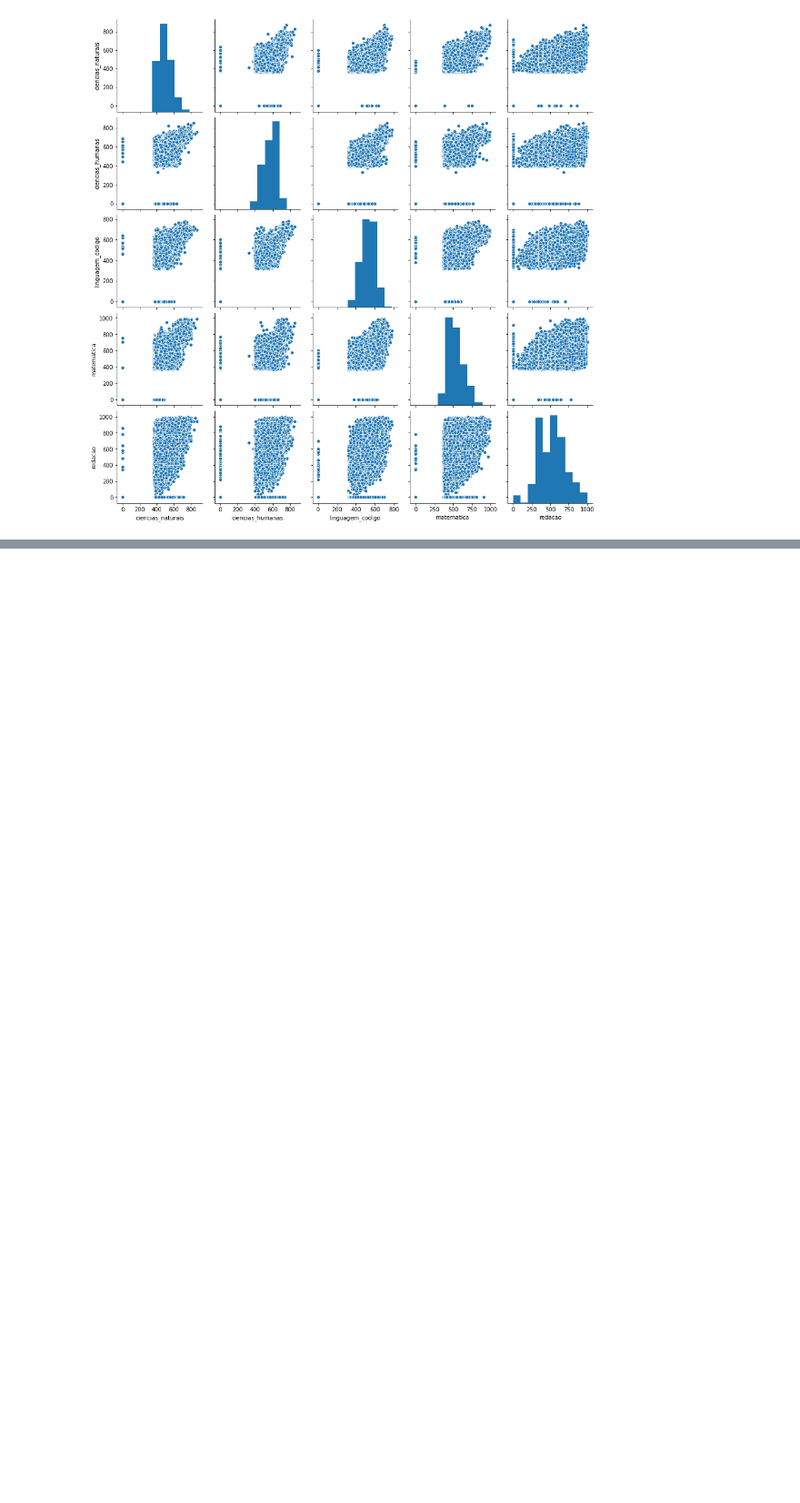
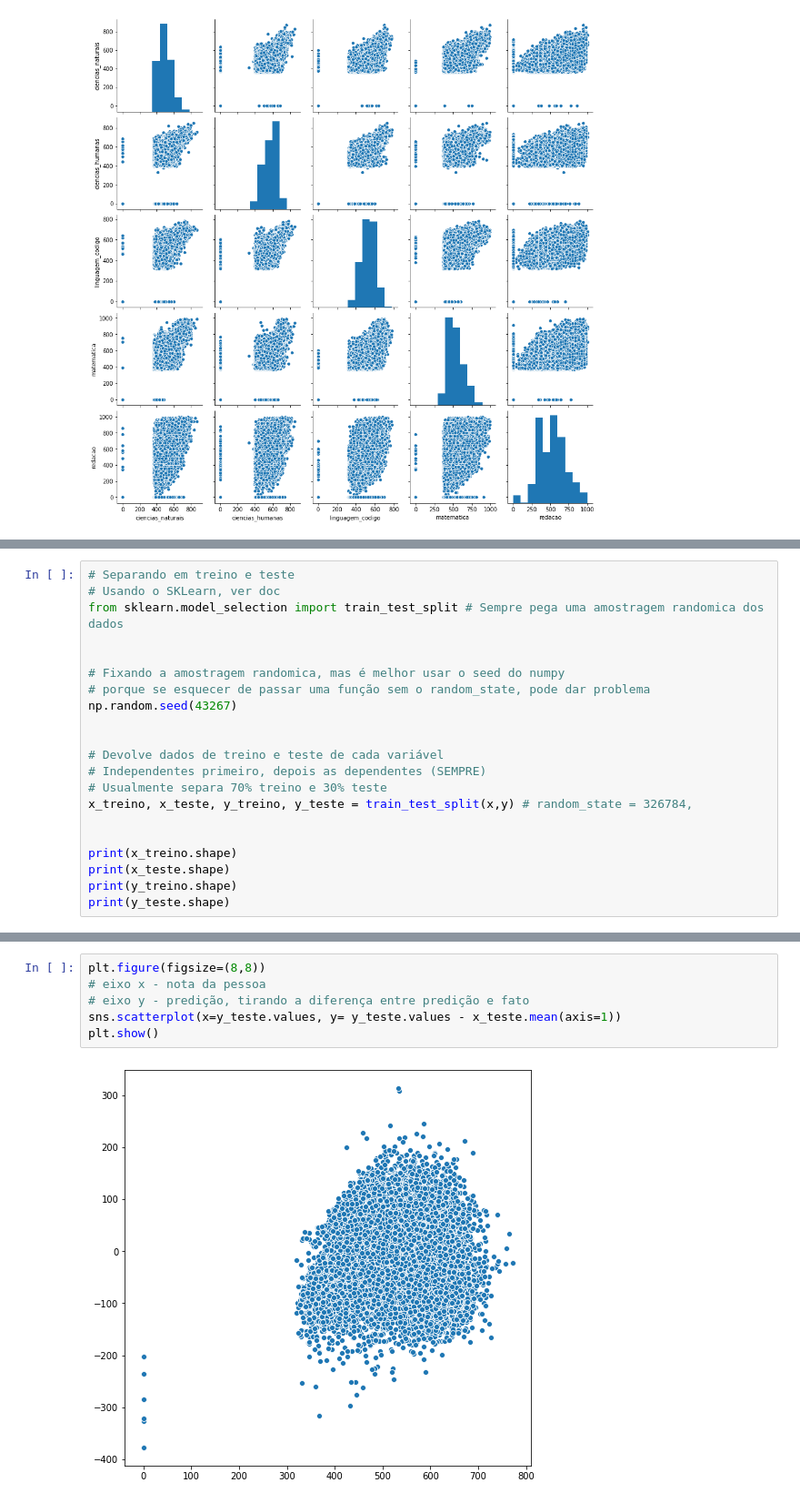
Before and after one commit to luisgustavoullmann/quarentenadados, a Jupyter notebook: QuarentenaDados - Aulas 4 e 5.ipynb, the cells around one changed output, grey strips where cells are left out. Shown at 91% size. Saved outputs shown, nothing was run; the diff lists cells and outputs as text; blank space fills up the shorter version.

```diff
--- a/QuarentenaDados - Aulas 4 e 5.ipynb
+++ b/QuarentenaDados - Aulas 4 e 5.ipynb
@@ -116,0 +154,21 @@ sns.pairplot(dados_notas)
+# %%
+# Separando em treino e teste
+# Usando o SKLearn, ver doc
+from sklearn.model_selection import train_test_split # Sempre pega uma amostragem randomica dos dados
+
+
+# Fixando a amostragem randomica, mas é melhor usar o seed do numpy
+# porque se esquecer de passar uma função sem o random_state, pode dar problema
+np.random.seed(43267)
+
+
+# Devolve dados de treino e teste de cada variável
+# Independentes primeiro, depois as dependentes (SEMPRE)
+# Usualmente separa 70% treino e 30% teste
+x_treino, x_teste, y_treino, y_teste = train_test_split(x,y) # random_state = 326784,
+
+
+print(x_treino.shape)
+print(x_teste.shape)
+print(y_treino.shape)
+print(y_teste.shape)
@@ -116,0 +282,8 @@ sns.pairplot(dados_notas)
+# %%
+plt.figure(figsize=(8,8))
+# eixo x - nota da pessoa
+# eixo y - predição, tirando a diferença entre predição e fato
+sns.scatterplot(x=y_teste.values, y= y_teste.values - x_teste.mean(axis=1))
+plt.show()
+# %% [output]
+[figure, added]
```
Also changed, not shown: parts of 25 cells of this notebook.
